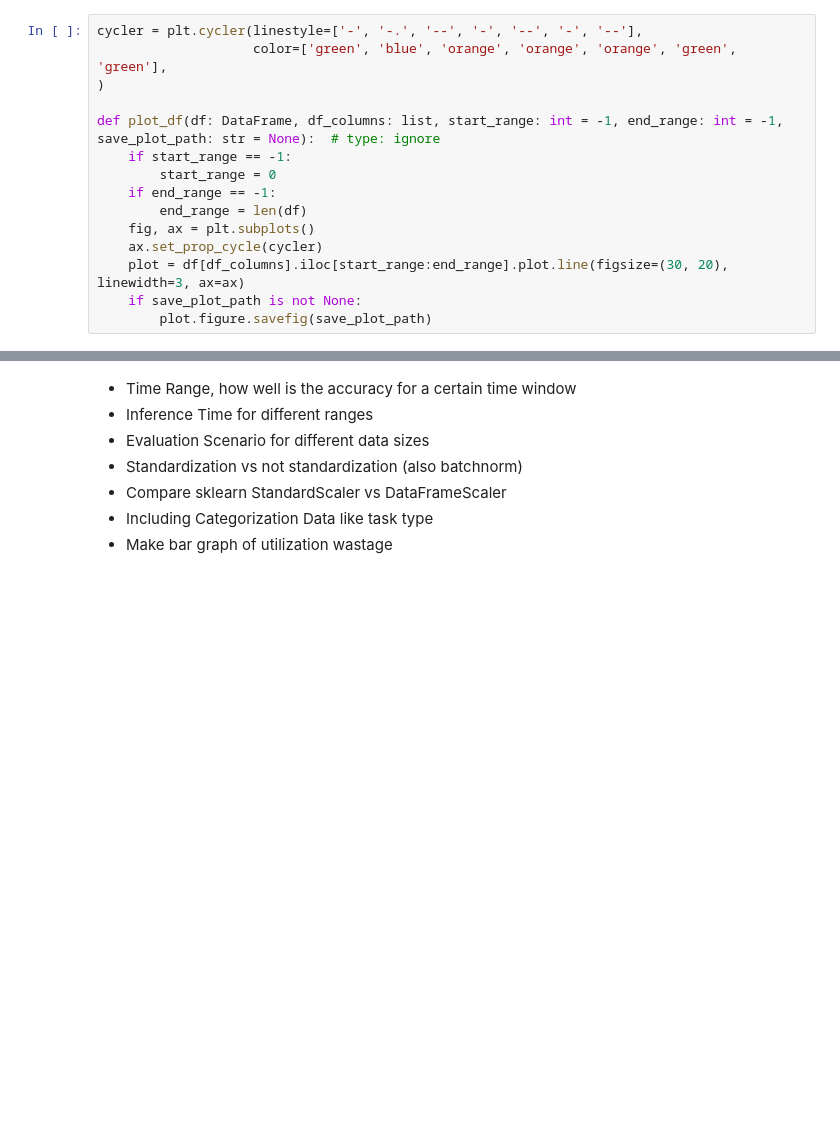
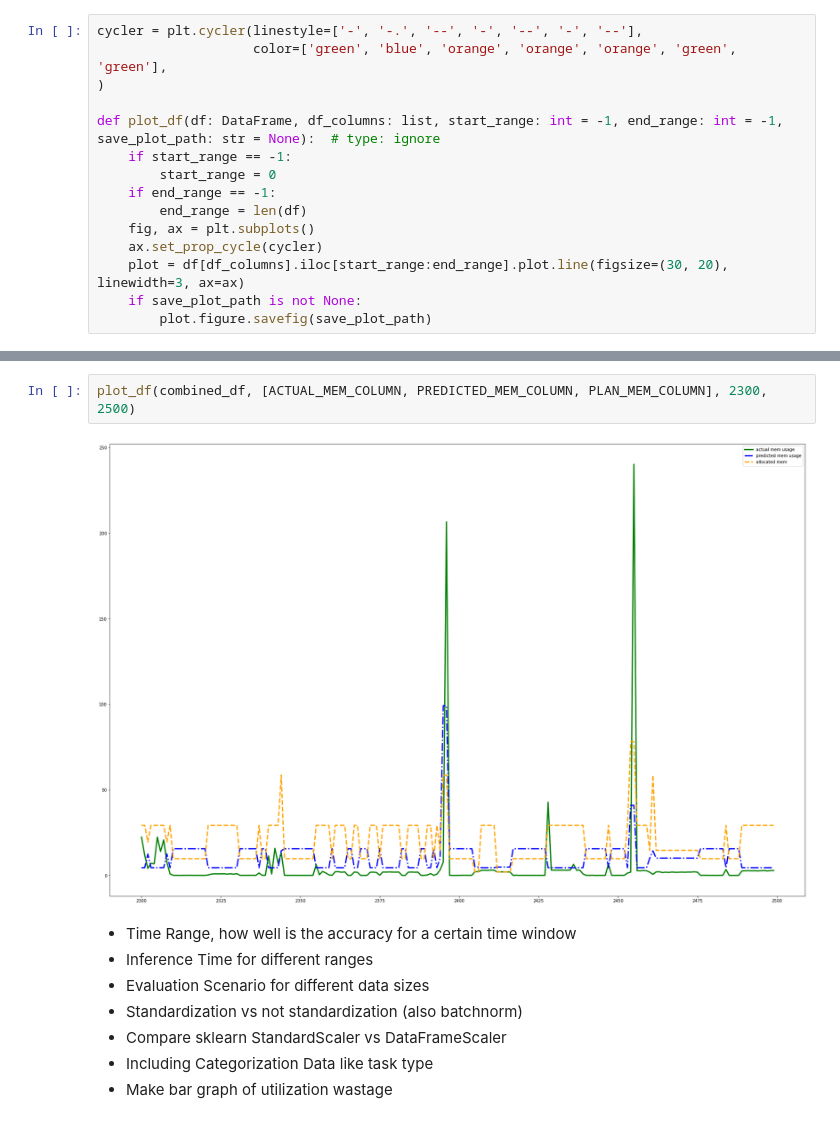
Before and after one commit to MyGodItsFull0fStars/alibaba_clusterdata, a Jupyter notebook: cluster-trace-gpu-v2020/prediction/evaluate_lstm_model.ipynb, the cells around one changed output, grey strips where cells are left out. Cells and saved outputs as stored; diff of their text form; blank space fills up the shorter version.

```diff
--- a/cluster-trace-gpu-v2020/prediction/evaluate_lstm_model.ipynb
+++ b/cluster-trace-gpu-v2020/prediction/evaluate_lstm_model.ipynb
@@ -110,3 +114,7 @@ plot_df(combined_df, [ACTUAL_CPU_COLUMN, PREDICTED_CPU_COLUMN, PLAN_CPU_COLUMN],
+# %%
+plot_df(combined_df, [ACTUAL_MEM_COLUMN, PREDICTED_MEM_COLUMN, PLAN_MEM_COLUMN], 2300, 2500)
+# %% [output]
+[figure, added]
 # %% [markdown]
 - Time Range, how well is the accuracy for a certain time window
 - Inference Time for different ranges
```
Also changed, not shown: parts of 10 cells of this notebook.
